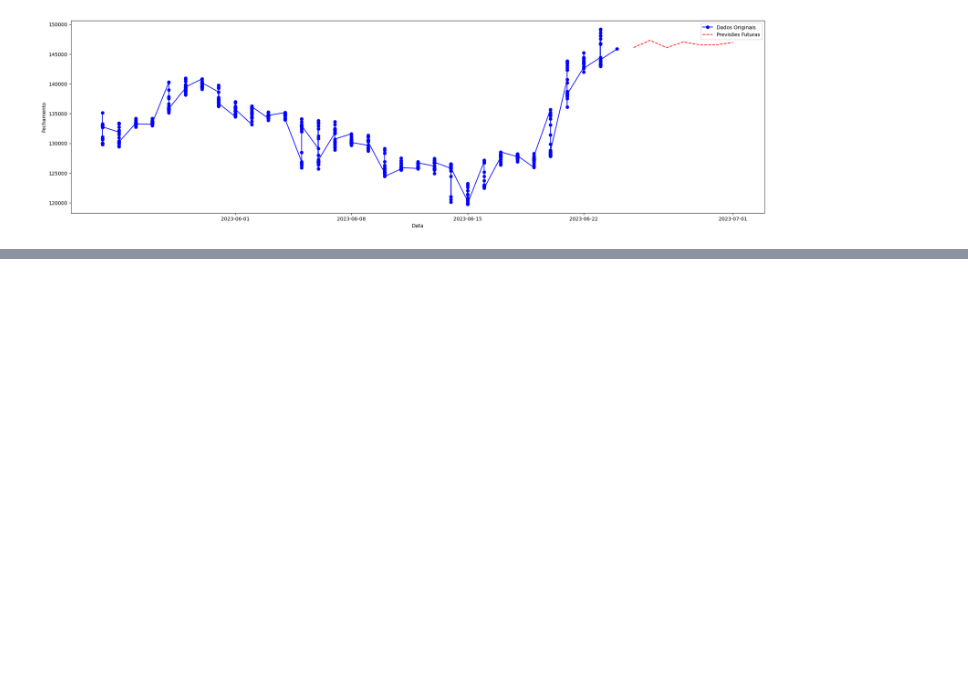
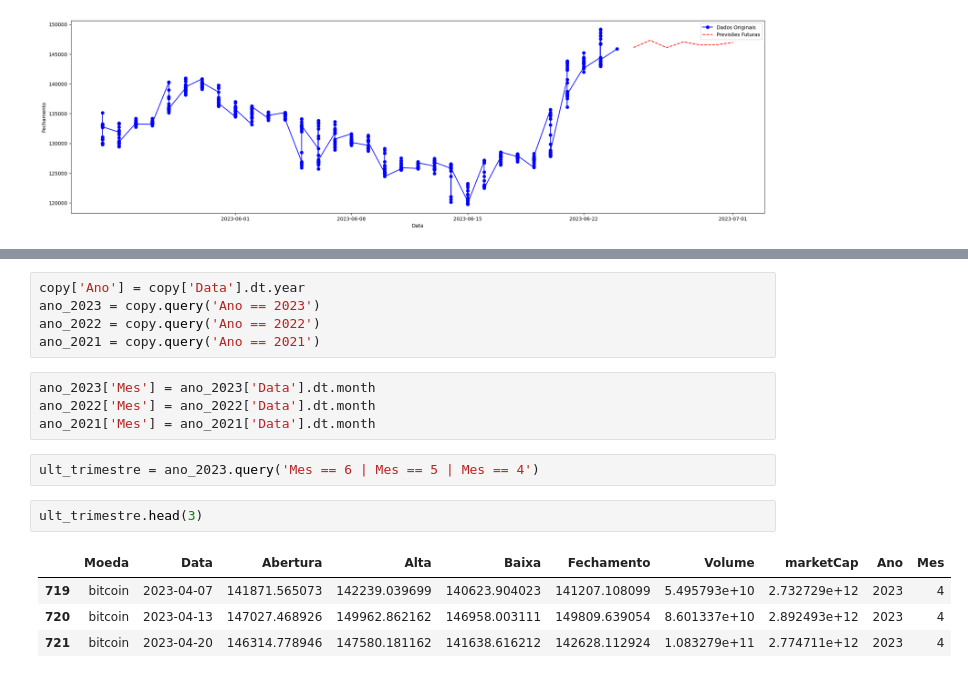
Before and after one commit to CassioRibeiro/ProjetoFinal, a Jupyter notebook: [M5]_Projeto_Final.ipynb, the cells around one changed output, grey strips where cells are left out. Drawn from its saved outputs; the diff is of its cells as text; blank space fills up the shorter version.

```diff
--- a/[M5]_Projeto_Final.ipynb
+++ b/[M5]_Projeto_Final.ipynb
@@ -525,0 +587,18 @@ plt.show()
+# %%
+copy['Ano'] = copy['Data'].dt.year
+ano_2023 = copy.query('Ano == 2023')
+ano_2022 = copy.query('Ano == 2022')
+ano_2021 = copy.query('Ano == 2021')
+# %%
+ano_2023['Mes'] = ano_2023['Data'].dt.month
+ano_2022['Mes'] = ano_2022['Data'].dt.month
+ano_2021['Mes'] = ano_2021['Data'].dt.month
+# %%
+ult_trimestre = ano_2023.query('Mes == 6 | Mes == 5 | Mes == 4')
+# %%
+ult_trimestre.head(3)
+# %% [output]
+|  | Moeda | Data | Abertura | Alta | Baixa | Fechamento | Volume | marketCap | Ano | Mes |
+| 719 | bitcoin | 2023-04-07 | 141871.565073 | 142239.039699 | 140623.904023 | 141207.108099 | 5.495793e+10 | 2.732729e+12 | 2023 | 4 |
+| 720 | bitcoin | 2023-04-13 | 147027.468926 | 149962.862162 | 146958.003111 | 149809.639054 | 8.601337e+10 | 2.892493e+12 | 2023 | 4 |
+| 721 | bitcoin | 2023-04-20 | 146314.778946 | 147580.181162 | 141638.616212 | 142628.112924 | 1.083279e+11 | 2.774711e+12 | 2023 | 4 |
```
Also changed, not shown: parts of 17 cells of this notebook.
